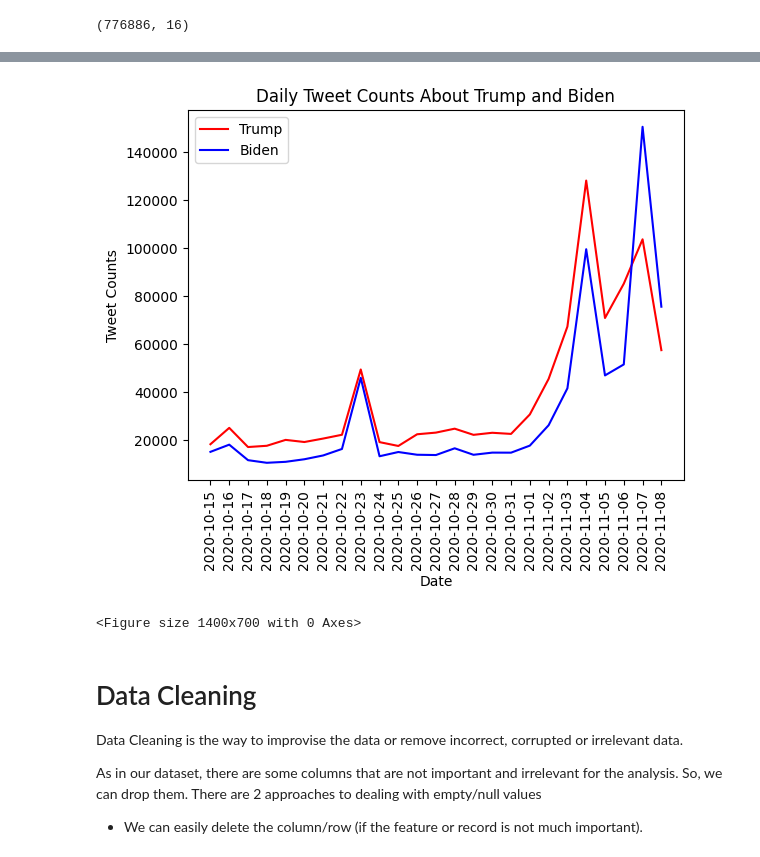
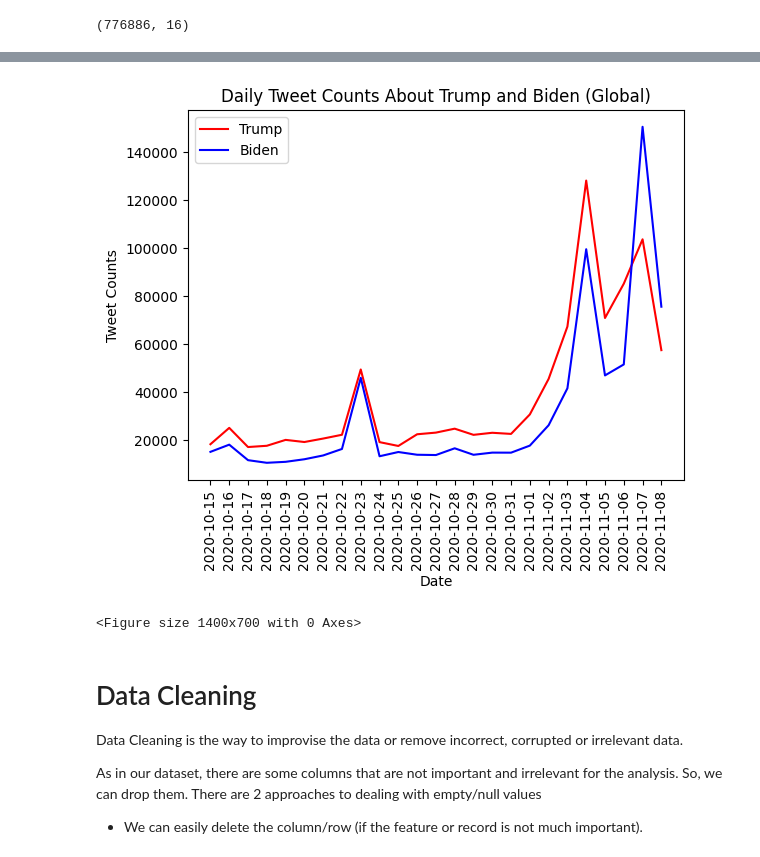
Before and after one commit to GulsahDurmaz/redi_fall2024_data_circle_twitter_project, a Jupyter notebook: Data_Circle_US_Election_2020_Tweets.ipynb, the cells around one changed output, grey strips where cells are left out. Drawn from its saved outputs; the diff is of its cells as text; code cells hidden in the pictures.

```diff
--- a/Data_Circle_US_Election_2020_Tweets.ipynb
+++ b/Data_Circle_US_Election_2020_Tweets.ipynb
@@ -191,20 +191,20 @@ plt.show
 # %%
 # Daily Tweet Counts About Trump and Biden
 t_tweets_per_day = new_trump_df.groupby(trump_df['created_at'].dt.date).size()
 b_tweets_per_day = new_biden_df.groupby(biden_df['created_at'].dt.date).size()
 
 plt.plot(t_tweets_per_day.index, t_tweets_per_day.values, label='Trump', color='Red')
 plt.plot(b_tweets_per_day.index, b_tweets_per_day.values, label='Biden', color='Blue')
 plt.xlabel('Date')
 plt.ylabel('Tweet Counts')
-plt.title('Daily Tweet Counts About Trump and Biden')
+plt.title('Daily Tweet Counts About Trump and Biden (Global)')
 plt.legend()
 plt.gca().set_xticks(t_tweets_per_day.index)
 plt.gca().set_xticklabels(t_tweets_per_day.index, rotation=90)
 plt.figure(figsize=(14,7))
 plt.show()
 # %% [output]
-[figure, old version]
+[figure, new version]
 <Figure size 1400x700 with 0 Axes>
 # %% [markdown]
 # Data Cleaning
```
Also changed, not shown: parts of 12 cells of this notebook.
